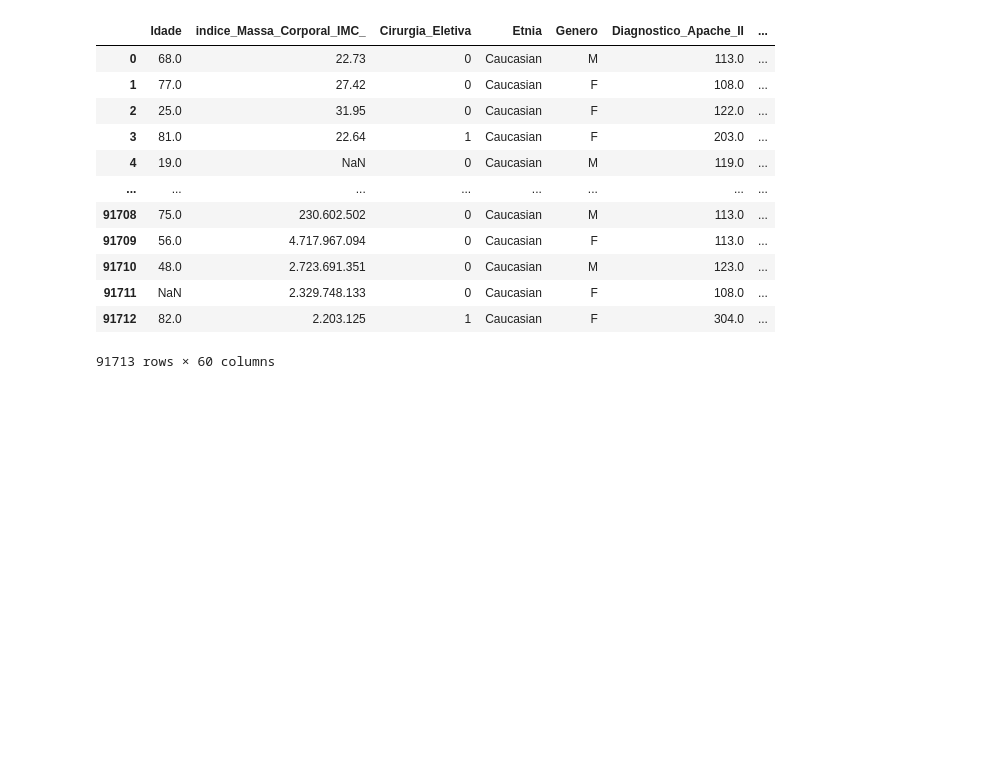
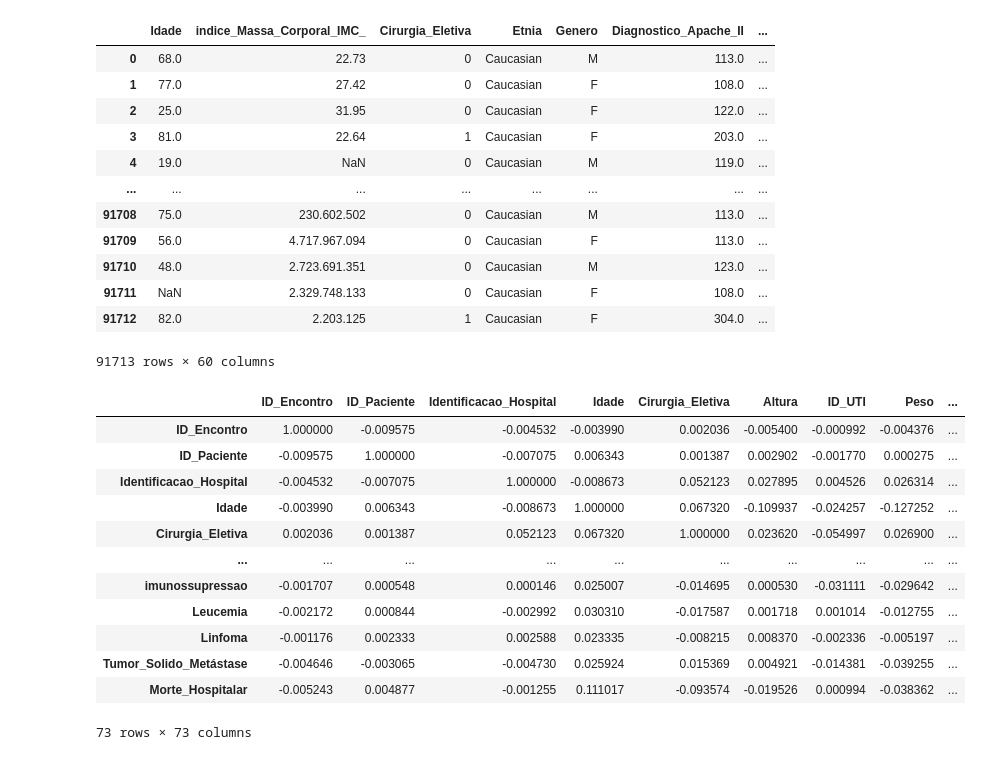
Before and after one commit to uiara/-PISI3_2022.2, a Jupyter notebook: data/A_exp.ipynb, the cells around one changed output. Saved outputs shown, nothing was run; the diff lists cells and outputs as text; code cells hidden in the pictures; blank space fills up the shorter version.

```diff
--- a/data/A_exp.ipynb
+++ b/data/A_exp.ipynb
@@ -234,3 +234,19 @@ colunas_relevantes
 | 91711 | NaN | 2.329.748.133 | 0 | Caucasian | F | 108.0 | ... |
 | 91712 | 82.0 | 2.203.125 | 1 | Caucasian | F | 304.0 | ... |
 91713 rows × 60 columns
+# %%
+df.corr()
+# %% [output]
+|  | ID_Encontro | ID_Paciente | Identificacao_Hospital | Idade | Cirurgia_Eletiva | Altura | ID_UTI | Peso | ... |
+| ID_Encontro | 1.000000 | -0.009575 | -0.004532 | -0.003990 | 0.002036 | -0.005400 | -0.000992 | -0.004376 | ... |
+| ID_Paciente | -0.009575 | 1.000000 | -0.007075 | 0.006343 | 0.001387 | 0.002902 | -0.001770 | 0.000275 | ... |
+| Identificacao_Hospital | -0.004532 | -0.007075 | 1.000000 | -0.008673 | 0.052123 | 0.027895 | 0.004526 | 0.026314 | ... |
+| Idade | -0.003990 | 0.006343 | -0.008673 | 1.000000 | 0.067320 | -0.109937 | -0.024257 | -0.127252 | ... |
+| Cirurgia_Eletiva | 0.002036 | 0.001387 | 0.052123 | 0.067320 | 1.000000 | 0.023620 | -0.054997 | 0.026900 | ... |
+| ... | ... | ... | ... | ... | ... | ... | ... | ... | ... |
+| imunossupressao | -0.001707 | 0.000548 | 0.000146 | 0.025007 | -0.014695 | 0.000530 | -0.031111 | -0.029642 | ... |
+| Leucemia | -0.002172 | 0.000844 | -0.002992 | 0.030310 | -0.017587 | 0.001718 | 0.001014 | -0.012755 | ... |
+| Linfoma | -0.001176 | 0.002333 | 0.002588 | 0.023335 | -0.008215 | 0.008370 | -0.002336 | -0.005197 | ... |
+| Tumor_Solido_Metástase | -0.004646 | -0.003065 | -0.004730 | 0.025924 | 0.015369 | 0.004921 | -0.014381 | -0.039255 | ... |
+| Morte_Hospitalar | -0.005243 | 0.004877 | -0.001255 | 0.111017 | -0.093574 | -0.019526 | 0.000994 | -0.038362 | ... |
+73 rows × 73 columns
```
